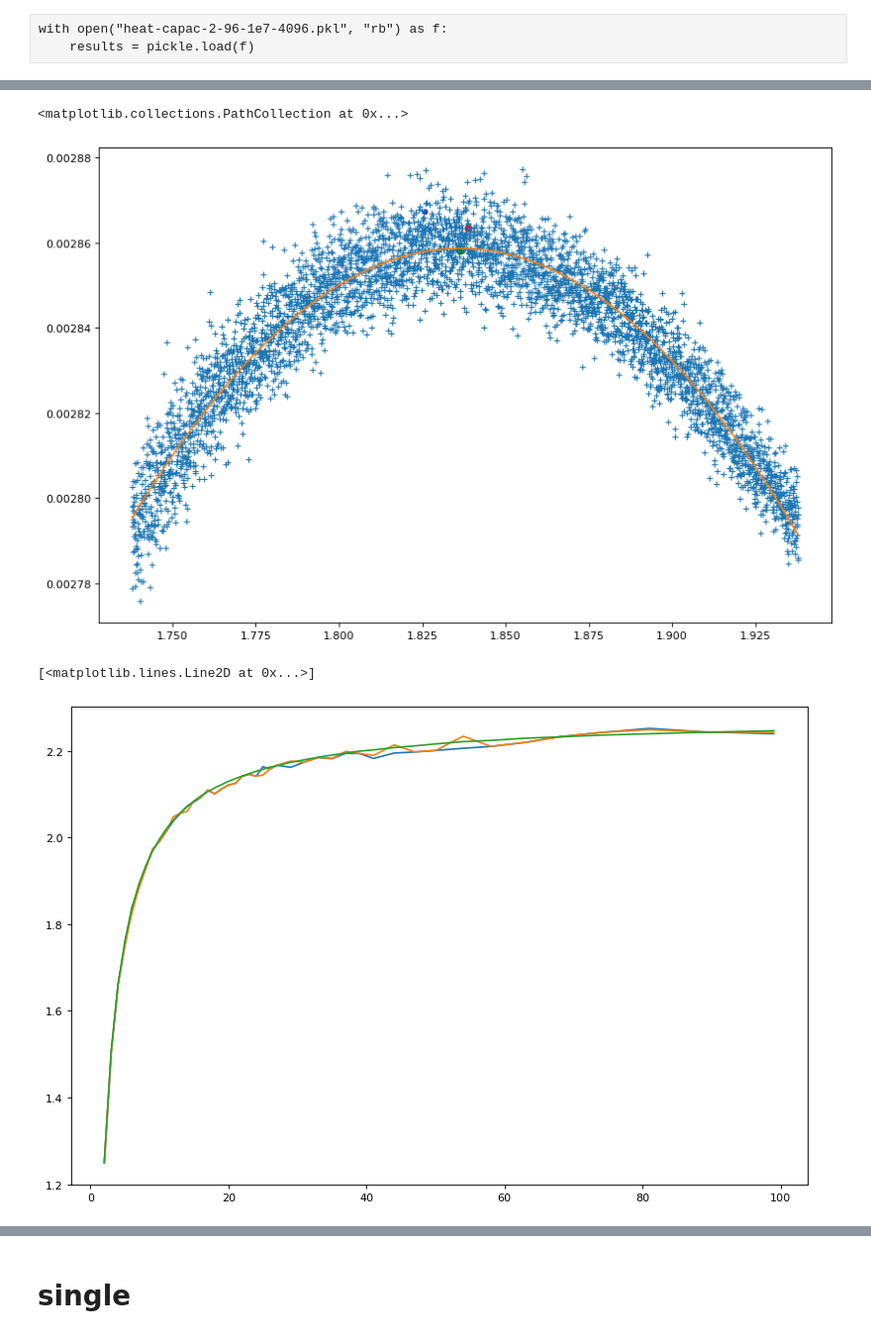
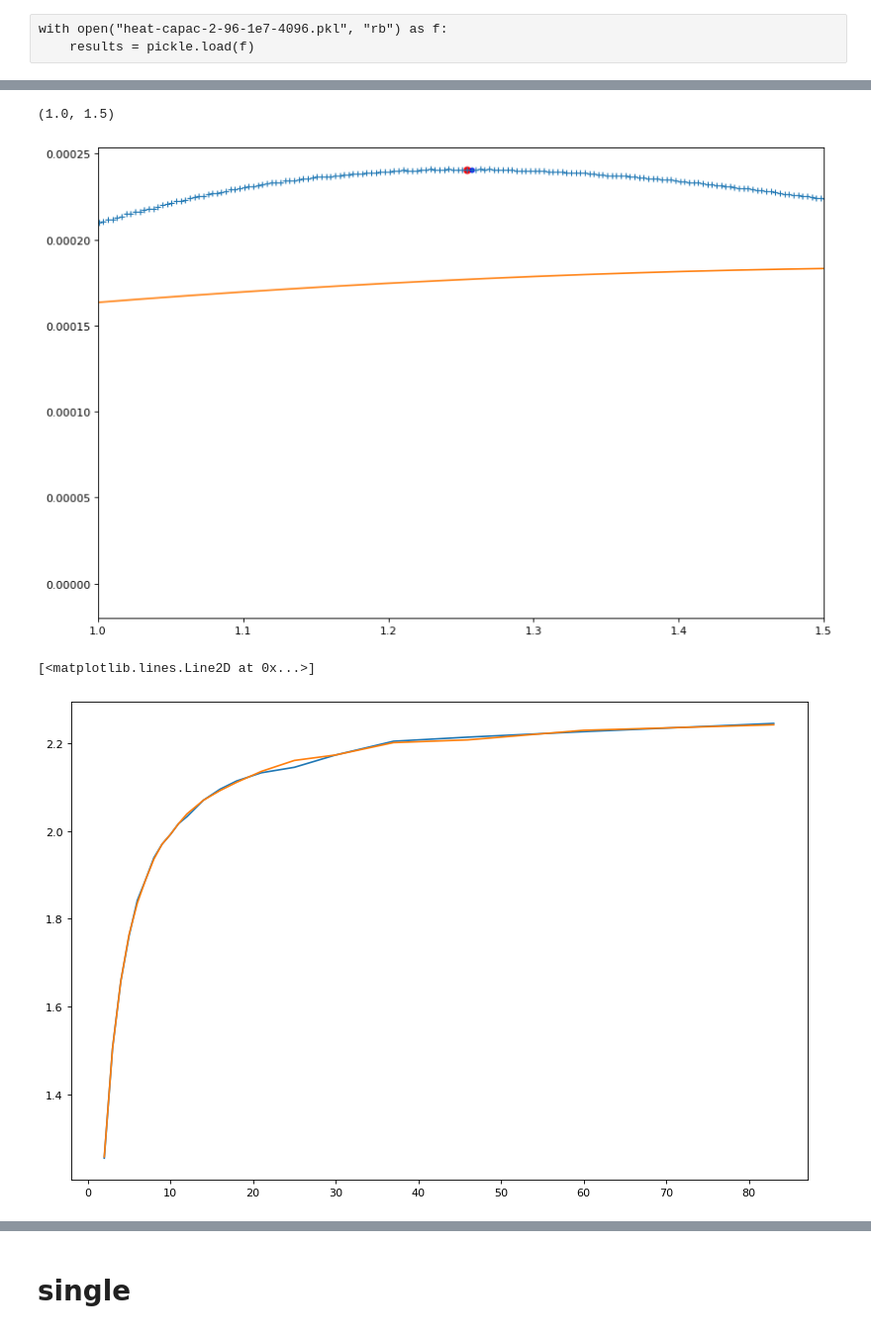
Before and after one commit to ashmat98/ising-model, a Jupyter notebook: python/heat-capacity.ipynb, the cells around one changed output, grey strips where cells are left out. Shown: that part at 99% size. Drawn from its saved outputs; the diff is of its cells as text; code cells hidden in the pictures.

```diff
--- a/python/heat-capacity.ipynb
+++ b/python/heat-capacity.ipynb
@@ -127,7 +127,7 @@ for N in gb.groups:
         return a - b*abs(x-(p))**(2)
     try:
         popt, popt_cov = curve_fit(f, df4.temp, df4.C/N**2, maxfev=3000,
-                                  p0=[TTc-0.1, 1.5, 1])
+                                  p0=[TTc+0.3, 1.5, 1])
         Tcs3.append(popt[0])
         Tcs3_err.append(popt_cov[0,0]**0.5)
 
@@ -143,30 +143,29 @@ plt.legend()
 # %%
-df4 = gb.get_group(6)
+df4 = gb.get_group(2)
 plt.plot(df4.temp, df4.C/N**2,"+", label=f"{N}")
 
 def f(x, p, a, b):
         return a - b*abs(x-(p))**(2)
 popt, popt_cov = curve_fit(f, df4.temp, df4.C/N**2, maxfev=3000,
-                                  p0=[TTc, 1.5, 1])
+                                  p0=[TTc+0.3, 1.5, 1])
 plt.plot(df4.temp, f(df4.temp, *popt))
 plt.scatter(popt[0], f(popt[0], *popt), c="g", s=80)
 
 pid = find_peak(df4.C, l=5, r=30)
 plt.scatter(df4.temp.iloc[pid], df4.C.iloc[pid]/N**2, c="r")
 pid = find_peak(df4.C, l=10, r=60)
 plt.scatter(df4.temp.iloc[pid], df4.C.iloc[pid]/N**2, c="b", s=15)
 # plt.xlim(2,2.5)
-# plt.xlim(1,1.5)
+plt.xlim(1,1.5)
 # %% [output]
-<matplotlib.collections.PathCollection at 0x...>
+(1.0, 1.5)
-[figure, old version]
+[figure, new version]
 # %%
 plt.plot(Ns, Tcs1)
 plt.plot(Ns, Tcs2)
-plt.plot(Ns, Tcs3)
 # %% [output]
 [<matplotlib.lines.Line2D at 0x...>]
-[figure, old version]
+[figure, new version]
 # %%
 def f(x, Tc, a, nu):
     return Tc + a / (x ** (1/nu))
```
Also changed, not shown: parts of 9 cells of this notebook, 4 other files.
